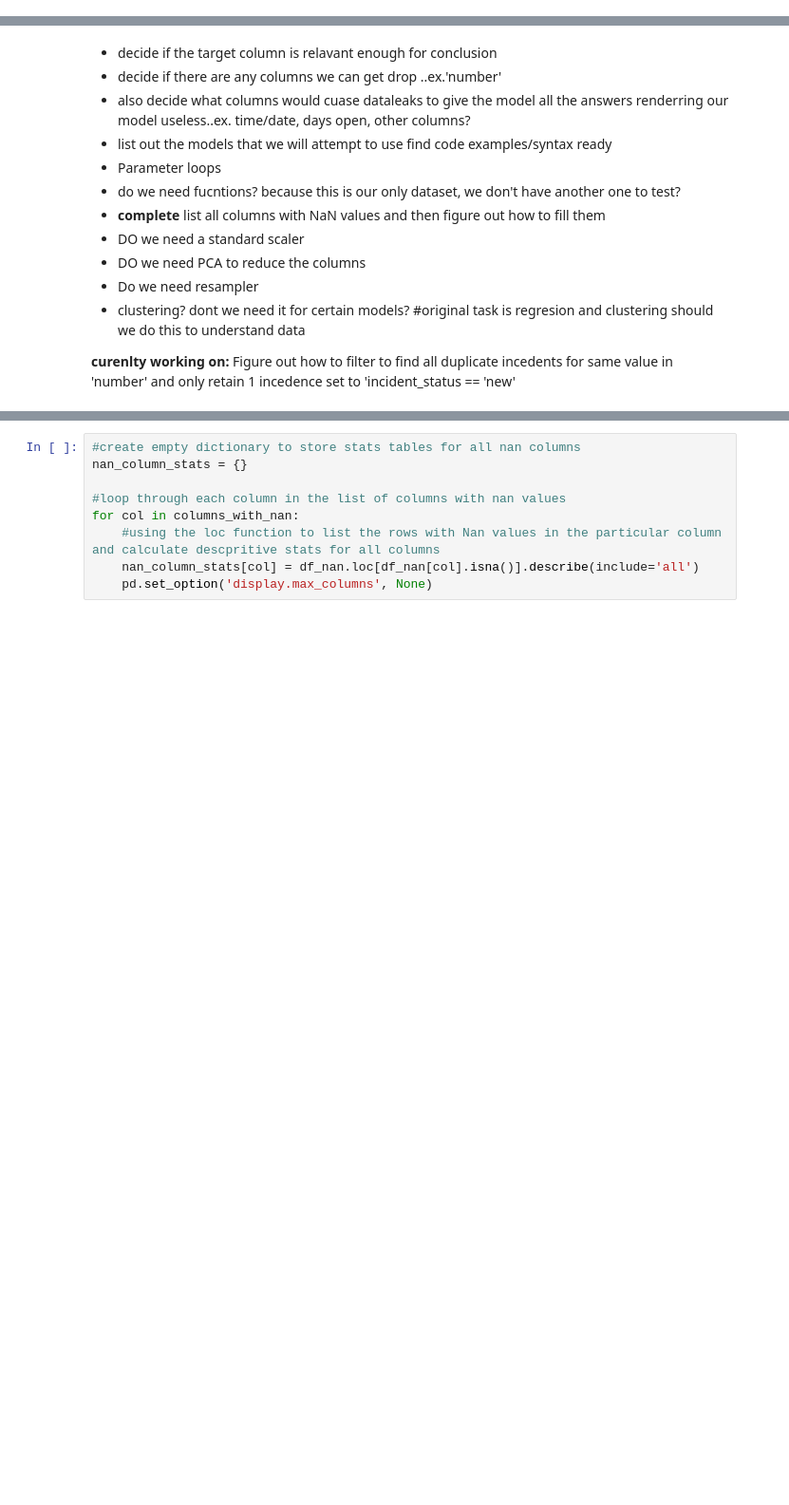
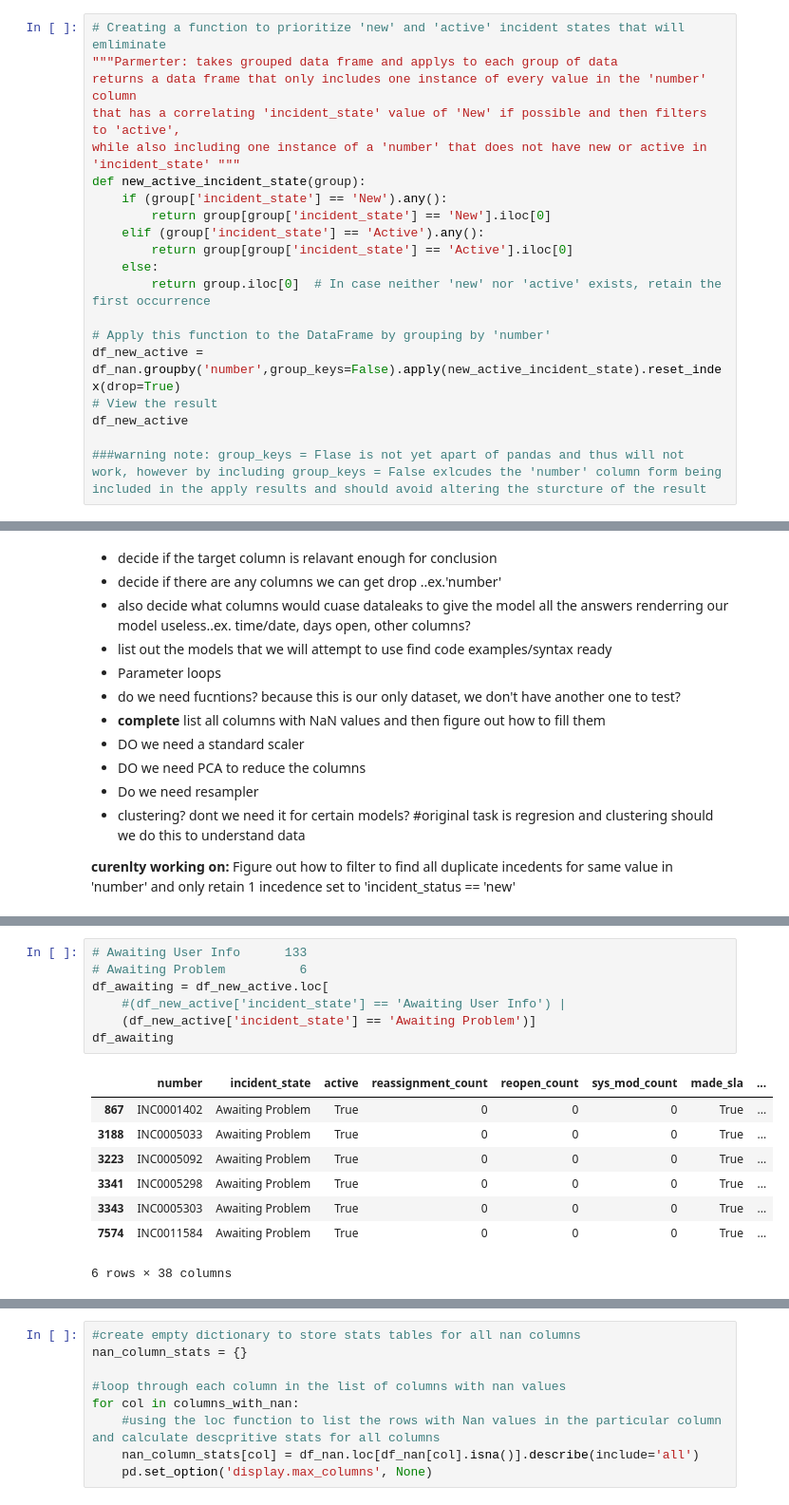
Before and after one commit to Sug-ar-N-Spice/Incident_Events, a Jupyter notebook: incident_event_log.ipynb, the cells around one changed output, grey strips where cells are left out. Shown: that part at 95% size. Cells and saved outputs as stored; diff of their text form; blank space fills up the shorter version.

```diff
--- a/incident_event_log.ipynb
+++ b/incident_event_log.ipynb
@@ -30,3 +25,23 @@ columns_with_nan
 # %%
 # Find the percentage of null values in each column
 df_nan.isna().sum()/len(df_nan)
+# %%
+# Creating a function to prioritize 'new' and 'active' incident states that will emliminate
+"""Parmerter: takes grouped data frame and applys to each group of data
+returns a data frame that only includes one instance of every value in the 'number' column
+that has a correlating 'incident_state' value of 'New' if possible and then filters to 'active',
+while also including one instance of a 'number' that does not have new or active in 'incident_state' """
+def new_active_incident_state(group):
+    if (group['incident_state'] == 'New').any():
+        return group[group['incident_state'] == 'New'].iloc[0]
+    elif (group['incident_state'] == 'Active').any():
+        return group[group['incident_state'] == 'Active'].iloc[0]
+    else:
+        return group.iloc[0]  # In case neither 'new' nor 'active' exists, retain the first occurrence
+
+# Apply this function to the DataFrame by grouping by 'number'
+df_new_active = df_nan.groupby('number',group_keys=False).apply(new_active_incident_state).reset_index(drop=True)
+# View the result
+df_new_active
+
+###warning note: group_keys = Flase is not yet apart of pandas and thus will not work, however by including group_keys = False exlcudes the 'number' column form being included in the apply results and should avoid altering the sturcture of the result
@@ -63,0 +145,16 @@ df_nan.isna().sum()/len(df_nan)
+# %%
+# Awaiting User Info      133
+# Awaiting Problem          6
+df_awaiting = df_new_active.loc[
+    #(df_new_active['incident_state'] == 'Awaiting User Info') |
+    (df_new_active['incident_state'] == 'Awaiting Problem')]
+df_awaiting
+# %% [output]
+|  | number | incident_state | active | reassignment_count | reopen_count | sys_mod_count | made_sla | ... |
+| 867 | INC0001402 | Awaiting Problem | True | 0 | 0 | 0 | True | ... |
+| 3188 | INC0005033 | Awaiting Problem | True | 0 | 0 | 0 | True | ... |
+| 3223 | INC0005092 | Awaiting Problem | True | 0 | 0 | 0 | True | ... |
+| 3341 | INC0005298 | Awaiting Problem | True | 0 | 0 | 0 | True | ... |
+| 3343 | INC0005303 | Awaiting Problem | True | 0 | 0 | 0 | True | ... |
+| 7574 | INC0011584 | Awaiting Problem | True | 0 | 0 | 0 | True | ... |
+6 rows × 38 columns
```
Also changed, not shown: parts of 31 cells of this notebook.
